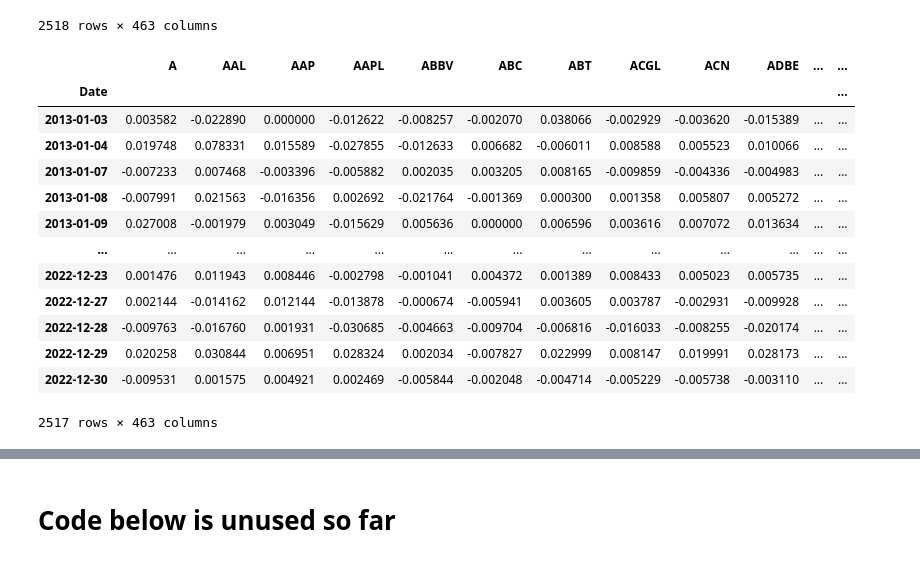
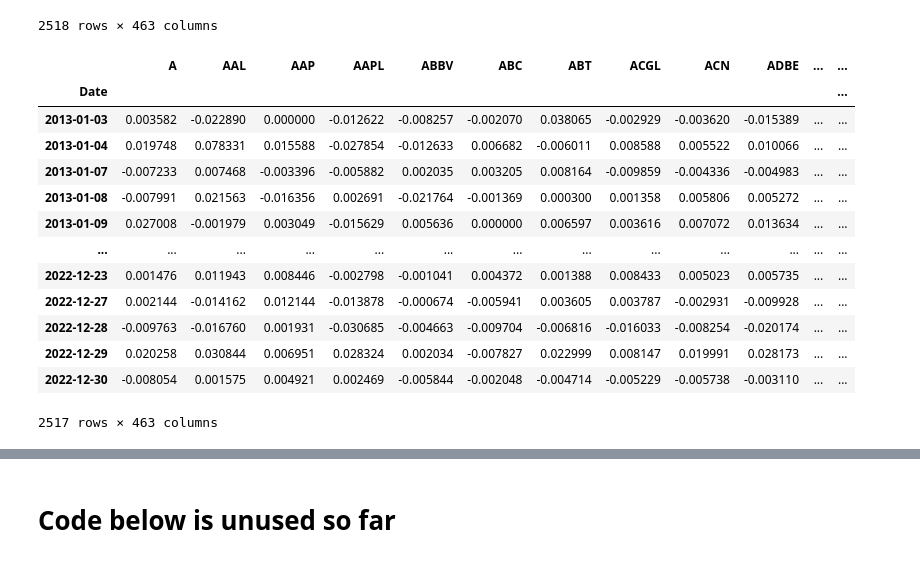
Before and after one commit to ymakoni/PCS_Financial_Market_ABM, a Jupyter notebook: DataImport-1.1.ipynb, the cells around one changed output, grey strips where cells are left out. Cells and saved outputs as stored; diff of their text form; code cells hidden in the pictures.

```diff
--- a/DataImport-1.1.ipynb
+++ b/DataImport-1.1.ipynb
@@ -178,22 +178,22 @@ df_volume_clean
 # %%
 # taking Daily returns (percent change of  Adj close of the stocks)  and storing in a new dataframe
 # also dropping the first row as it will be NaN after percent change transformaion
-df_clean_daily_returns = df_clean.pct_change().dropna()
+df_clean_daily_returns = df_adj_close_clean.pct_change().dropna()
 df_clean_daily_returns
 # %% [output]
 |  | A | AAL | AAP | AAPL | ABBV | ABC | ABT | ACGL | ACN | ADBE | ... | ... |
 | Date |  |  |  |  |  |  |  |  |  |  |  | ... |
-| 2013-01-03 | 0.003582 | -0.022890 | 0.000000 | -0.012622 | -0.008257 | -0.002070 | 0.038066 | -0.002929 | -0.003620 | -0.015389 | ... | ... |
-| 2013-01-04 | 0.019748 | 0.078331 | 0.015589 | -0.027855 | -0.012633 | 0.006682 | -0.006011 | 0.008588 | 0.005523 | 0.010066 | ... | ... |
-| 2013-01-07 | -0.007233 | 0.007468 | -0.003396 | -0.005882 | 0.002035 | 0.003205 | 0.008165 | -0.009859 | -0.004336 | -0.004983 | ... | ... |
-| 2013-01-08 | -0.007991 | 0.021563 | -0.016356 | 0.002692 | -0.021764 | -0.001369 | 0.000300 | 0.001358 | 0.005807 | 0.005272 | ... | ... |
-| 2013-01-09 | 0.027008 | -0.001979 | 0.003049 | -0.015629 | 0.005636 | 0.000000 | 0.006596 | 0.003616 | 0.007072 | 0.013634 | ... | ... |
+| 2013-01-03 | 0.003582 | -0.022890 | 0.000000 | -0.012622 | -0.008257 | -0.002070 | 0.038065 | -0.002929 | -0.003620 | -0.015389 | ... | ... |
+| 2013-01-04 | 0.019748 | 0.078331 | 0.015588 | -0.027854 | -0.012633 | 0.006682 | -0.006011 | 0.008588 | 0.005522 | 0.010066 | ... | ... |
+| 2013-01-07 | -0.007233 | 0.007468 | -0.003396 | -0.005882 | 0.002035 | 0.003205 | 0.008164 | -0.009859 | -0.004336 | -0.004983 | ... | ... |
+| 2013-01-08 | -0.007991 | 0.021563 | -0.016356 | 0.002691 | -0.021764 | -0.001369 | 0.000300 | 0.001358 | 0.005806 | 0.005272 | ... | ... |
+| 2013-01-09 | 0.027008 | -0.001979 | 0.003049 | -0.015629 | 0.005636 | 0.000000 | 0.006597 | 0.003616 | 0.007072 | 0.013634 | ... | ... |
 | ... | ... | ... | ... | ... | ... | ... | ... | ... | ... | ... | ... | ... |
-| 2022-12-23 | 0.001476 | 0.011943 | 0.008446 | -0.002798 | -0.001041 | 0.004372 | 0.001389 | 0.008433 | 0.005023 | 0.005735 | ... | ... |
+| 2022-12-23 | 0.001476 | 0.011943 | 0.008446 | -0.002798 | -0.001041 | 0.004372 | 0.001388 | 0.008433 | 0.005023 | 0.005735 | ... | ... |
 | 2022-12-27 | 0.002144 | -0.014162 | 0.012144 | -0.013878 | -0.000674 | -0.005941 | 0.003605 | 0.003787 | -0.002931 | -0.009928 | ... | ... |
-| 2022-12-28 | -0.009763 | -0.016760 | 0.001931 | -0.030685 | -0.004663 | -0.009704 | -0.006816 | -0.016033 | -0.008255 | -0.020174 | ... | ... |
+| 2022-12-28 | -0.009763 | -0.016760 | 0.001931 | -0.030685 | -0.004663 | -0.009704 | -0.006816 | -0.016033 | -0.008254 | -0.020174 | ... | ... |
 | 2022-12-29 | 0.020258 | 0.030844 | 0.006951 | 0.028324 | 0.002034 | -0.007827 | 0.022999 | 0.008147 | 0.019991 | 0.028173 | ... | ... |
-| 2022-12-30 | -0.009531 | 0.001575 | 0.004921 | 0.002469 | -0.005844 | -0.002048 | -0.004714 | -0.005229 | -0.005738 | -0.003110 | ... | ... |
+| 2022-12-30 | -0.008054 | 0.001575 | 0.004921 | 0.002469 | -0.005844 | -0.002048 | -0.004714 | -0.005229 | -0.005738 | -0.003110 | ... | ... |
 2517 rows × 463 columns
 # %%
 # Plotting mean (adj close) daily returns, averaged per day across all stocks:
```
Also changed, not shown: parts of 8 cells of this notebook.
